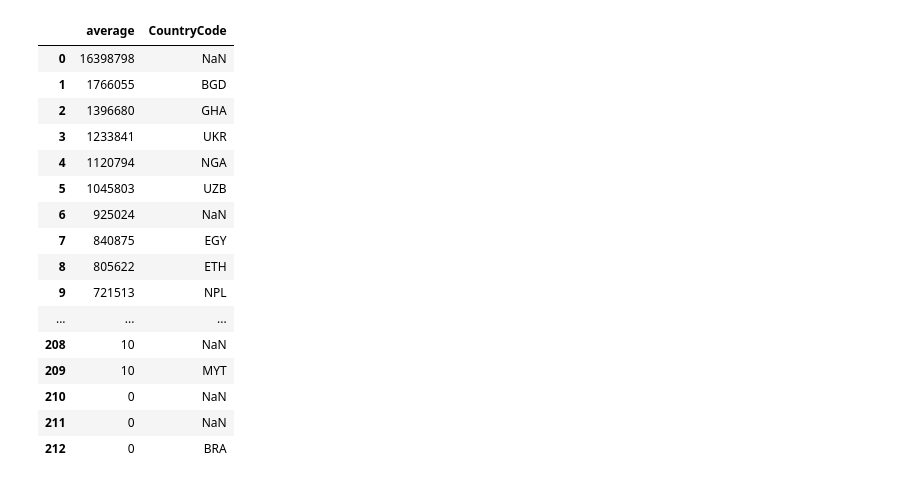
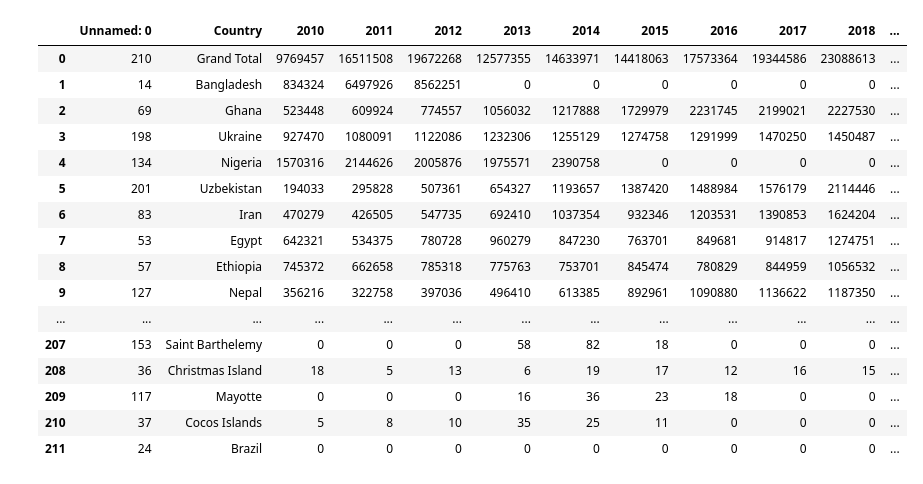
Before and after one commit to guldenturgay/dv-lottery-analysis, a Jupyter notebook: DV lottery analysis.ipynb, the cells around one changed output. Saved outputs shown, nothing was run; the diff lists cells and outputs as text; code cells hidden in the pictures.

```diff
--- a/DV lottery analysis.ipynb
+++ b/DV lottery analysis.ipynb
@@ -37,23 +26,23 @@ data_1.head()
 # %%
-data_to_plot = data_1.merge(country_codes, how = 'left', on = 'Country')
-data_to_plot = data_to_plot[['average','CountryCode']]
+data_to_plot = data.merge(country_codes, how = 'left', on = 'Country')
+#data_to_plot = data_to_plot.iloc[1:, :][['average','CountryCode', 'Country']]
 with pd.option_context("display.max_rows", 1000):
     display(data_to_plot)
 # %% [output]
-|  | average | CountryCode |
-| 0 | 16398798 | NaN |
-| 1 | 1766055 | BGD |
-| 2 | 1396680 | GHA |
-| 3 | 1233841 | UKR |
-| 4 | 1120794 | NGA |
-| 5 | 1045803 | UZB |
-| 6 | 925024 | NaN |
-| 7 | 840875 | EGY |
-| 8 | 805622 | ETH |
-| 9 | 721513 | NPL |
-| ... | ... | ... |
-| 208 | 10 | NaN |
-| 209 | 10 | MYT |
-| 210 | 0 | NaN |
-| 211 | 0 | NaN |
-| 212 | 0 | BRA |
+|  | Unnamed: 0 | Country | 2010 | 2011 | 2012 | 2013 | 2014 | 2015 | 2016 | 2017 | 2018 | ... |
+| 0 | 210 | Grand Total | 9769457 | 16511508 | 19672268 | 12577355 | 14633971 | 14418063 | 17573364 | 19344586 | 23088613 | ... |
+| 1 | 14 | Bangladesh | 834324 | 6497926 | 8562251 | 0 | 0 | 0 | 0 | 0 | 0 | ... |
+| 2 | 69 | Ghana | 523448 | 609924 | 774557 | 1056032 | 1217888 | 1729979 | 2231745 | 2199021 | 2227530 | ... |
+| 3 | 198 | Ukraine | 927470 | 1080091 | 1122086 | 1232306 | 1255129 | 1274758 | 1291999 | 1470250 | 1450487 | ... |
+| 4 | 134 | Nigeria | 1570316 | 2144626 | 2005876 | 1975571 | 2390758 | 0 | 0 | 0 | 0 | ... |
+| 5 | 201 | Uzbekistan | 194033 | 295828 | 507361 | 654327 | 1193657 | 1387420 | 1488984 | 1576179 | 2114446 | ... |
+| 6 | 83 | Iran | 470279 | 426505 | 547735 | 692410 | 1037354 | 932346 | 1203531 | 1390853 | 1624204 | ... |
+| 7 | 53 | Egypt | 642321 | 534375 | 780728 | 960279 | 847230 | 763701 | 849681 | 914817 | 1274751 | ... |
+| 8 | 57 | Ethiopia | 745372 | 662658 | 785318 | 775763 | 753701 | 845474 | 780829 | 844959 | 1056532 | ... |
+| 9 | 127 | Nepal | 356216 | 322758 | 397036 | 496410 | 613385 | 892961 | 1090880 | 1136622 | 1187350 | ... |
+| ... | ... | ... | ... | ... | ... | ... | ... | ... | ... | ... | ... | ... |
+| 207 | 153 | Saint Barthelemy | 0 | 0 | 0 | 58 | 82 | 18 | 0 | 0 | 0 | ... |
+| 208 | 36 | Christmas Island | 18 | 5 | 13 | 6 | 19 | 17 | 12 | 16 | 15 | ... |
+| 209 | 117 | Mayotte | 0 | 0 | 0 | 16 | 36 | 23 | 18 | 0 | 0 | ... |
+| 210 | 37 | Cocos Islands | 5 | 8 | 10 | 35 | 25 | 11 | 0 | 0 | 0 | ... |
+| 211 | 24 | Brazil | 0 | 0 | 0 | 0 | 0 | 0 | 0 | 0 | 0 | ... |
```
Also changed, not shown: parts of 14 cells of this notebook, 7 other files.
